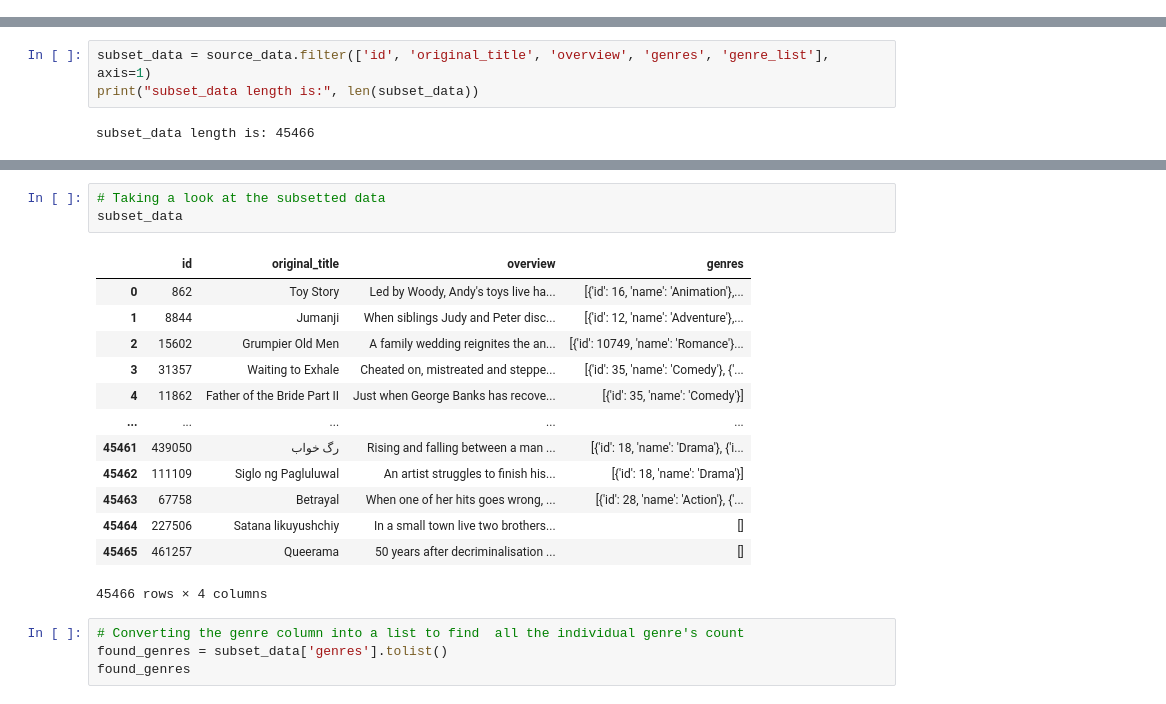
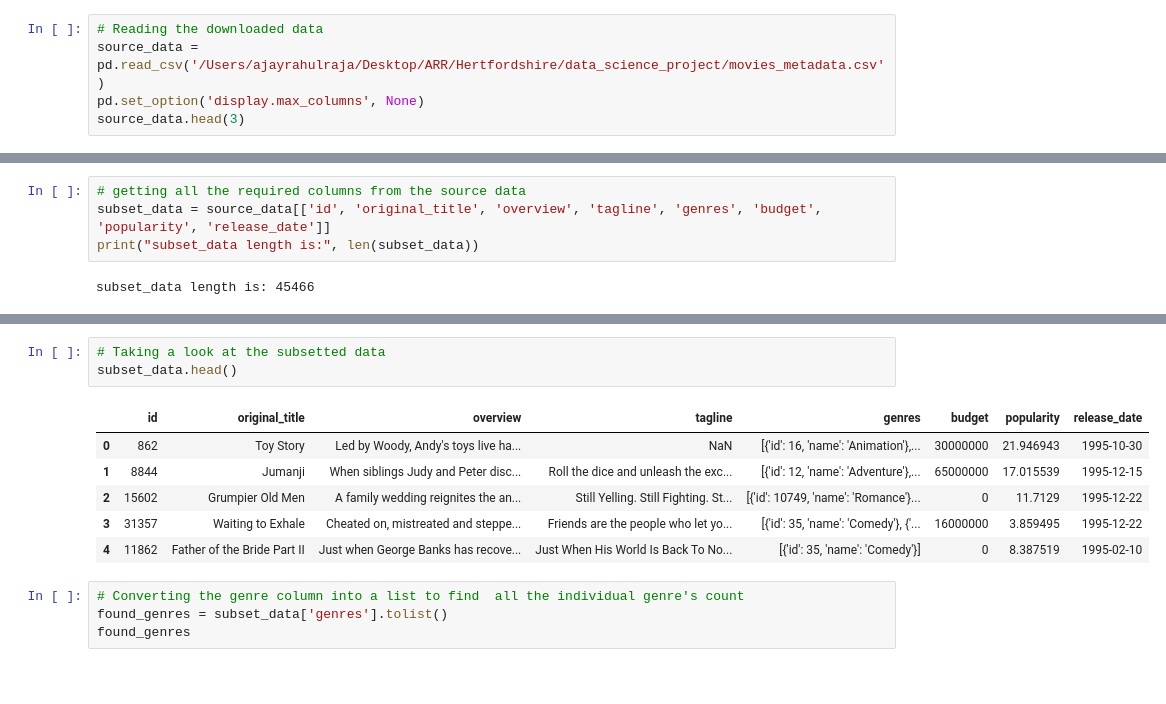
Before and after one commit to AjayRahulRaja/data_science_project, a Jupyter notebook: preprocessing.ipynb, the cells around one changed output, grey strips where cells are left out. Saved outputs shown, nothing was run; the diff lists cells and outputs as text; blank space fills up the shorter version.

```diff
--- a/preprocessing.ipynb
+++ b/preprocessing.ipynb
@@ -17,0 +14,5 @@ Downloading the-movies-dataset.zip to /Users/ajayrahulraja/Downloads
+# %%
+# Reading the downloaded data
+source_data = pd.read_csv('/Users/ajayrahulraja/Desktop/ARR/Hertfordshire/data_science_project/movies_metadata.csv')
+pd.set_option('display.max_columns', None)
+source_data.head(3)
@@ -18,5 +24,6 @@ Downloading the-movies-dataset.zip to /Users/ajayrahulraja/Downloads
 # %%
-subset_data = source_data.filter(['id', 'original_title', 'overview', 'genres', 'genre_list'], axis=1)
+# getting all the required columns from the source data
+subset_data = source_data[['id', 'original_title', 'overview', 'tagline', 'genres', 'budget', 'popularity', 'release_date']]
 print("subset_data length is:", len(subset_data))
 # %% [output]
 subset_data length is: 45466
@@ -36,20 +30,13 @@ source_data.head()
 # %%
 # Taking a look at the subsetted data
-subset_data
+subset_data.head()
 # %% [output]
-|  | id | original_title | overview | genres |
-| 0 | 862 | Toy Story | Led by Woody, Andy's toys live ha... | [{'id': 16, 'name': 'Animation'},... |
-| 1 | 8844 | Jumanji | When siblings Judy and Peter disc... | [{'id': 12, 'name': 'Adventure'},... |
-| 2 | 15602 | Grumpier Old Men | A family wedding reignites the an... | [{'id': 10749, 'name': 'Romance'}... |
-| 3 | 31357 | Waiting to Exhale | Cheated on, mistreated and steppe... | [{'id': 35, 'name': 'Comedy'}, {'... |
-| 4 | 11862 | Father of the Bride Part II | Just when George Banks has recove... | [{'id': 35, 'name': 'Comedy'}] |
-| ... | ... | ... | ... | ... |
-| 45461 | 439050 | رگ خواب | Rising and falling between a man ... | [{'id': 18, 'name': 'Drama'}, {'i... |
-| 45462 | 111109 | Siglo ng Pagluluwal | An artist struggles to finish his... | [{'id': 18, 'name': 'Drama'}] |
-| 45463 | 67758 | Betrayal | When one of her hits goes wrong, ... | [{'id': 28, 'name': 'Action'}, {'... |
-| 45464 | 227506 | Satana likuyushchiy | In a small town live two brothers... | [] |
-| 45465 | 461257 | Queerama | 50 years after decriminalisation ... | [] |
+|  | id | original_title | overview | tagline | genres | budget | popularity | release_date |
+| 0 | 862 | Toy Story | Led by Woody, Andy's toys live ha... | NaN | [{'id': 16, 'name': 'Animation'},... | 30000000 | 21.946943 | 1995-10-30 |
+| 1 | 8844 | Jumanji | When siblings Judy and Peter disc... | Roll the dice and unleash the exc... | [{'id': 12, 'name': 'Adventure'},... | 65000000 | 17.015539 | 1995-12-15 |
+| 2 | 15602 | Grumpier Old Men | A family wedding reignites the an... | Still Yelling. Still Fighting. St... | [{'id': 10749, 'name': 'Romance'}... | 0 | 11.7129 | 1995-12-22 |
+| 3 | 31357 | Waiting to Exhale | Cheated on, mistreated and steppe... | Friends are the people who let yo... | [{'id': 35, 'name': 'Comedy'}, {'... | 16000000 | 3.859495 | 1995-12-22 |
+| 4 | 11862 | Father of the Bride Part II | Just when George Banks has recove... | Just When His World Is Back To No... | [{'id': 35, 'name': 'Comedy'}] | 0 | 8.387519 | 1995-02-10 |
-45466 rows × 4 columns
 # %%
 # Converting the genre column into a list to find  all the individual genre's count
 found_genres = subset_data['genres'].tolist()
```
Also changed, not shown: parts of 24 cells of this notebook.
